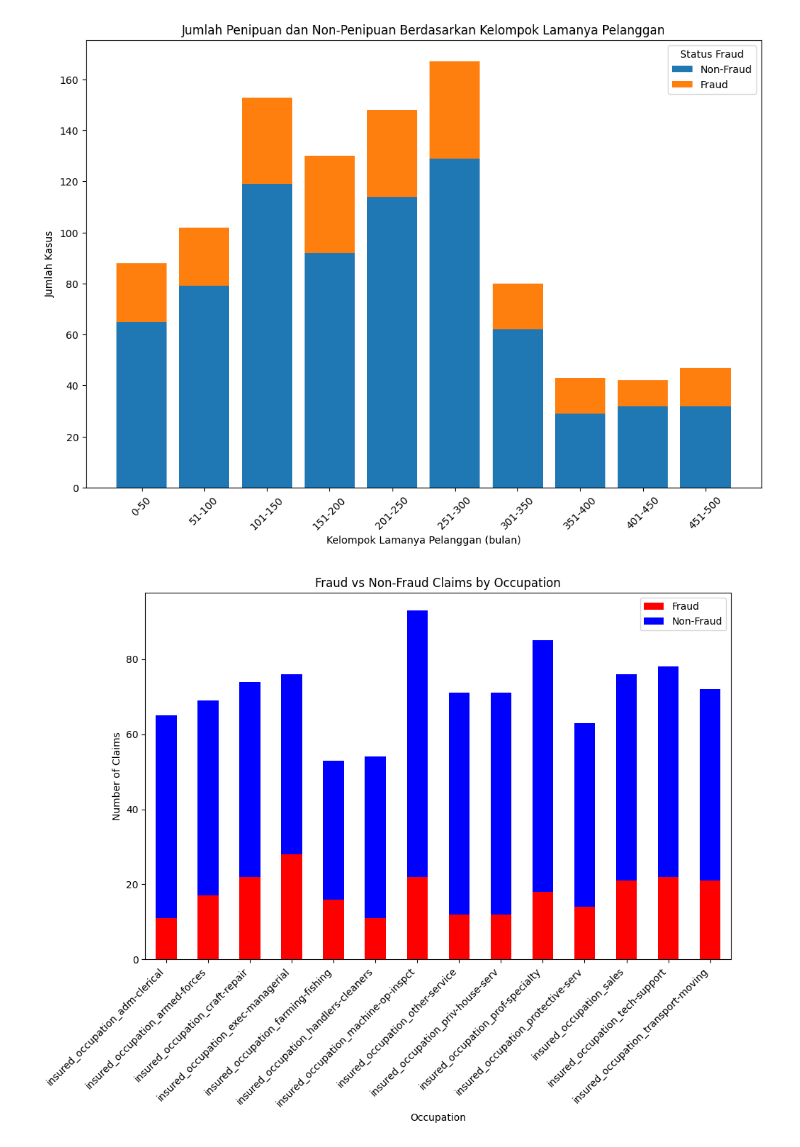
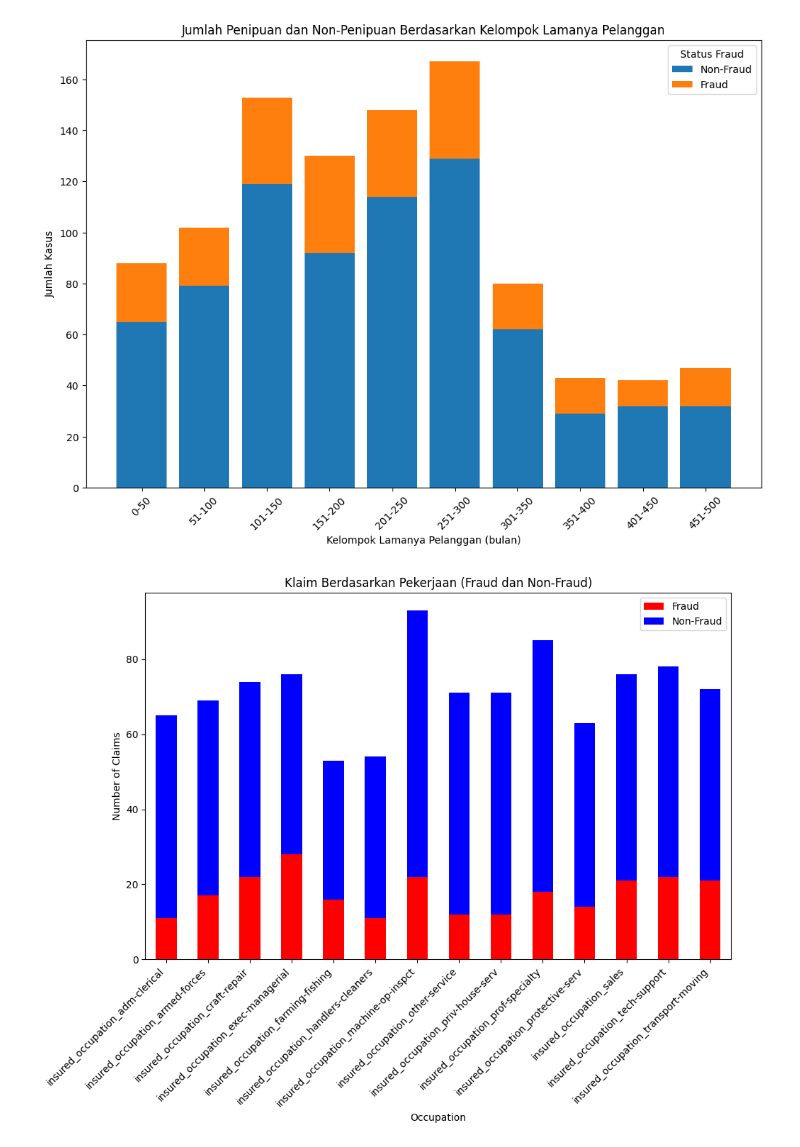
Before and after one commit to dewaahr/71220826_HermanusRanggaHoro_DeteksiKecuranganAsuransi_RandomForest, a Jupyter notebook: UAS - AI 71220826.ipynb, the cells around one changed output. Cells and saved outputs as stored; diff of their text form; code cells hidden in the pictures.

```diff
--- a/UAS - AI 71220826.ipynb
+++ b/UAS - AI 71220826.ipynb
@@ -310,32 +310,27 @@ plt.show()
 # %%
 occupation_cols = [
     'insured_occupation_adm-clerical', 'insured_occupation_armed-forces',
     'insured_occupation_craft-repair', 'insured_occupation_exec-managerial',
     'insured_occupation_farming-fishing', 'insured_occupation_handlers-cleaners',
     'insured_occupation_machine-op-inspct', 'insured_occupation_other-service',
     'insured_occupation_priv-house-serv', 'insured_occupation_prof-specialty',
     'insured_occupation_protective-serv', 'insured_occupation_sales',
     'insured_occupation_tech-support', 'insured_occupation_transport-moving'
 ]
-# Summarize the data
 fraud_data = []
 for col in occupation_cols:
     fraud_count = df[(df[col] == 1) & (df['fraud_reported'] == 1)].shape[0]
     non_fraud_count = df[(df[col] == 1) & (df['fraud_reported'] == 0)].shape[0]
     fraud_data.append((col, fraud_count, non_fraud_count))
-
-# Create a DataFrame for plotting
 fraud_summary_df = pd.DataFrame(fraud_data, columns=['Occupation', 'Fraud', 'Non-Fraud'])
-
-# Plotting
 fig, ax = plt.subplots(figsize=(10, 8))
 fraud_summary_df.set_index('Occupation').plot(kind='bar', stacked=True, ax=ax, color=['red', 'blue'])
-ax.set_title('Fraud vs Non-Fraud Claims by Occupation')
+ax.set_title('Klaim Berdasarkan Pekerjaan (Fraud dan Non-Fraud)')
 ax.set_xlabel('Occupation')
 ax.set_ylabel('Number of Claims')
 plt.xticks(rotation=45, ha='right')
 plt.legend(['Fraud', 'Non-Fraud'])
 plt.tight_layout()
 plt.show()
 # %% [output]
-[figure, old version]
+[figure, new version]
```
Also changed, not shown: parts of 24 cells of this notebook, 9 other files.
